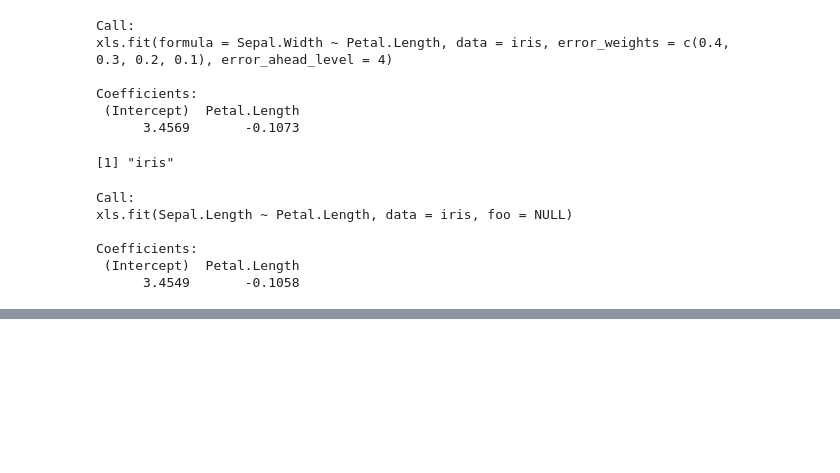
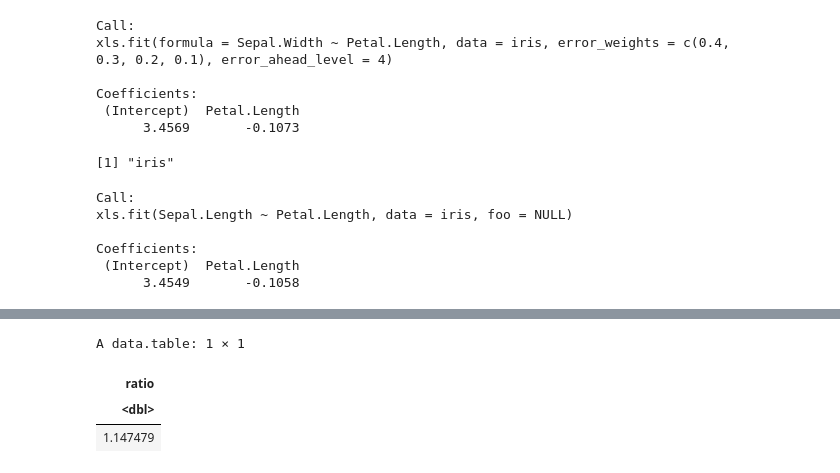
Before and after one commit to sametsoekel/eXtreme-Least-Squares, a Jupyter notebook: notebooks_ipynb/Algorithm.ipynb, the cells around one changed output, grey strips where cells are left out. Saved outputs shown, nothing was run; the diff lists cells and outputs as text; code cells hidden in the pictures; blank space fills up the shorter version.

```diff
--- a/notebooks_ipynb/Algorithm.ipynb
+++ b/notebooks_ipynb/Algorithm.ipynb
@@ -178,0 +308,7 @@ Coefficients:
+# %%
+DF[,.(inital_SSE = sum(ERROR1**2), reshaped_SSE = sum(ERROR2**2))][,.(ratio = reshaped_SSE / inital_SSE)]
+# %% [output]
+A data.table: 1 × 1
+| ratio |
+| <dbl> |
+| 1.147479 |
```
Also changed, not shown: parts of 23 cells of this notebook, 1 other file.
